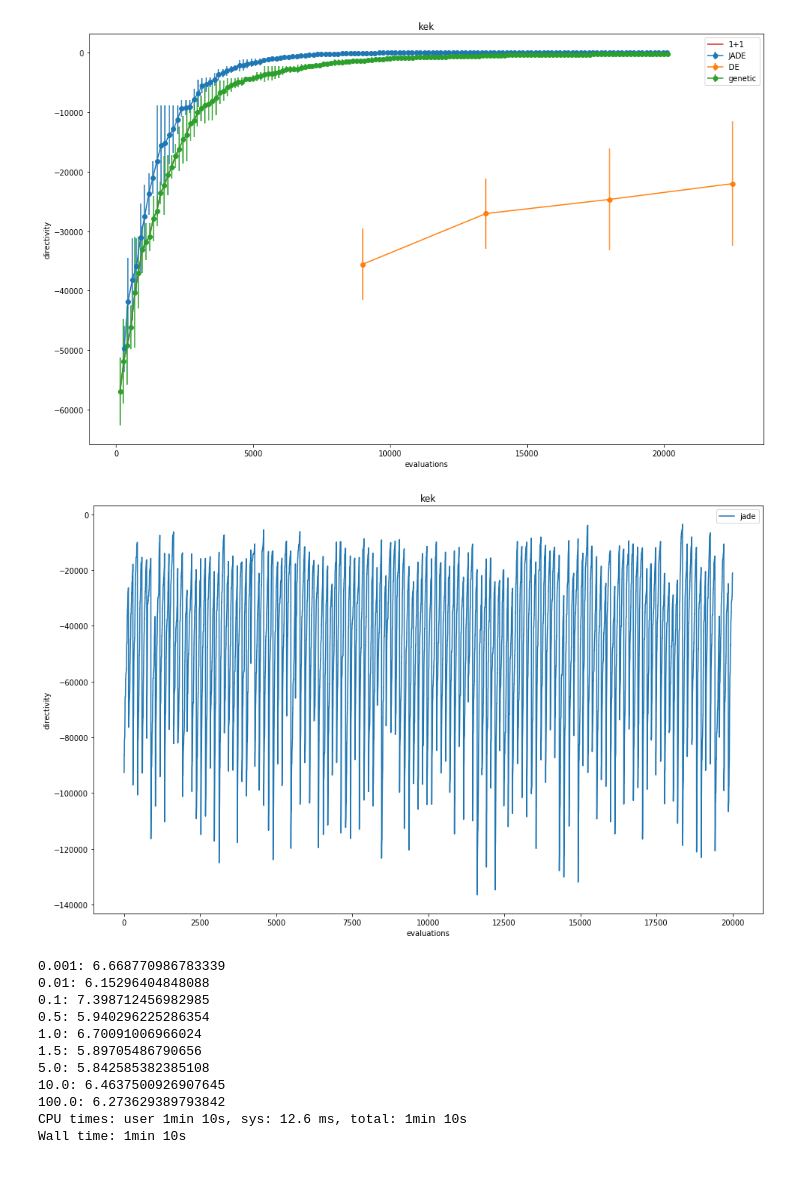
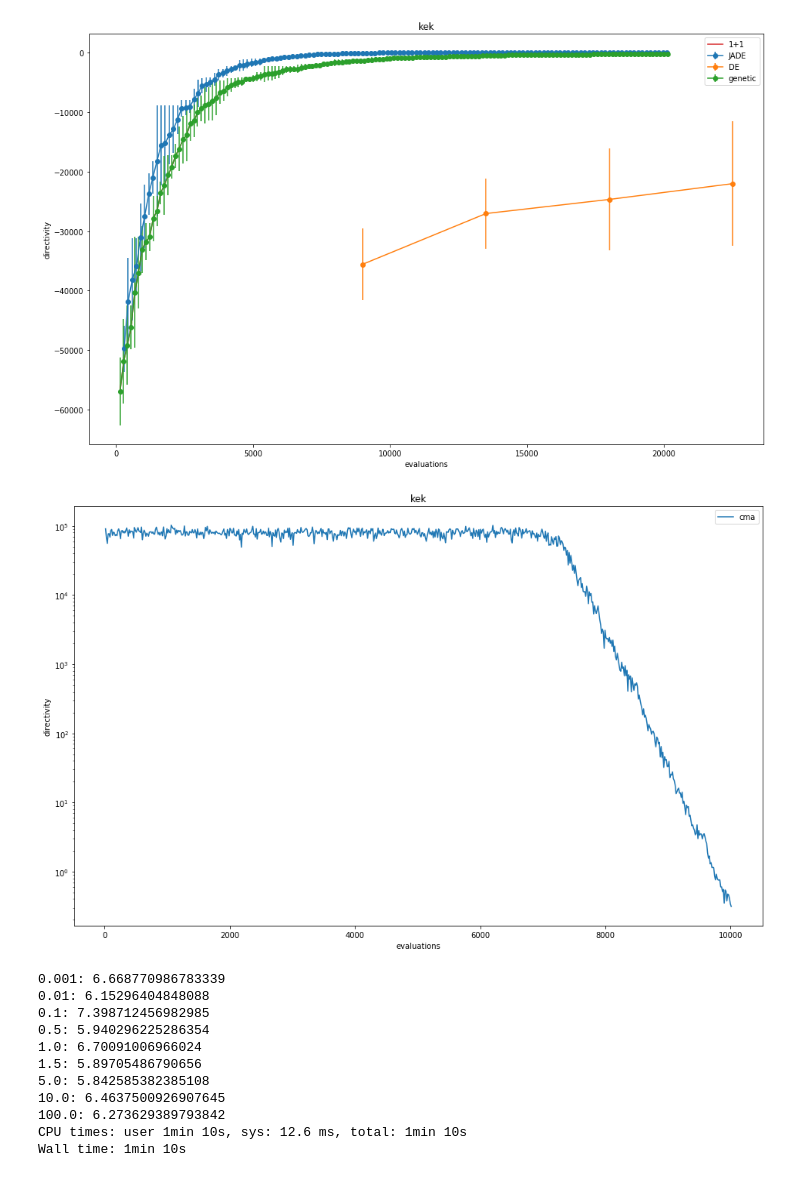
Before and after one commit to BioRyajenka/antennae-directivity-optimization, a Jupyter notebook: Evaluations.ipynb, the cells around one changed output. Cells and saved outputs as stored; diff of their text form; code cells hidden in the pictures.

```diff
--- a/Evaluations.ipynb
+++ b/Evaluations.ipynb
@@ -214,18 +250,20 @@ plt.legend();
 # %% [output]
 [figure]
 # %%
-_, _, genetic = run_evaluation(func_n=1, dims=30, algo='genetic', n_it=20000)
-_, _, jade = run_evaluation(func_n=1, dims=30, algo='JADE', n_it=20000)
+#_, _, genetic = run_evaluation(func_n=1, dims=30, algo='genetic', n_it=20000)
+#_, _, jade = run_evaluation(func_n=1, dims=30, algo='JADE', n_it=20000)
+#bestcma, fitcma, cma = run_evaluation(func_n=1, dims=30, algo='CMA', n_it=20000)
 
 plt.figure(figsize=(16,10))
 plt.xlabel("evaluations")
 plt.ylabel("directivity")
 plt.title("kek")
-plot_hist(jade, "jade")
+plot_hist(cma, "cma")
+plt.yscale('log')
 #plot_hist(genetic, "genetic")
 plt.legend();
 # %% [output]
-[figure, old version]
+[figure, new version]
 # %%
 limitsdict = {'r_limits':(10,120), 'm_limits':(3, 10), 'mj_limits':(0, 0.4)}
 
```
Also changed, not shown: parts of 10 cells of this notebook, 3 other files.
